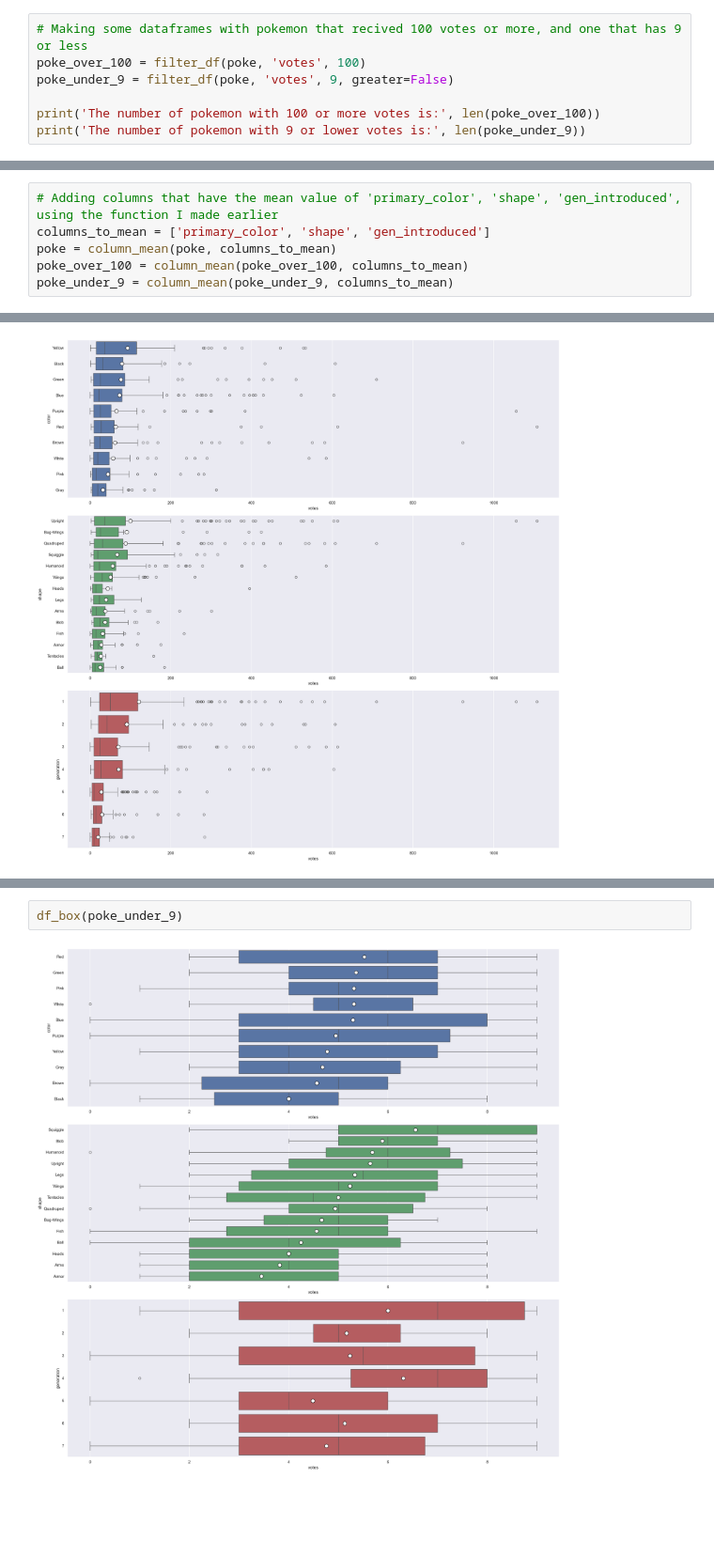
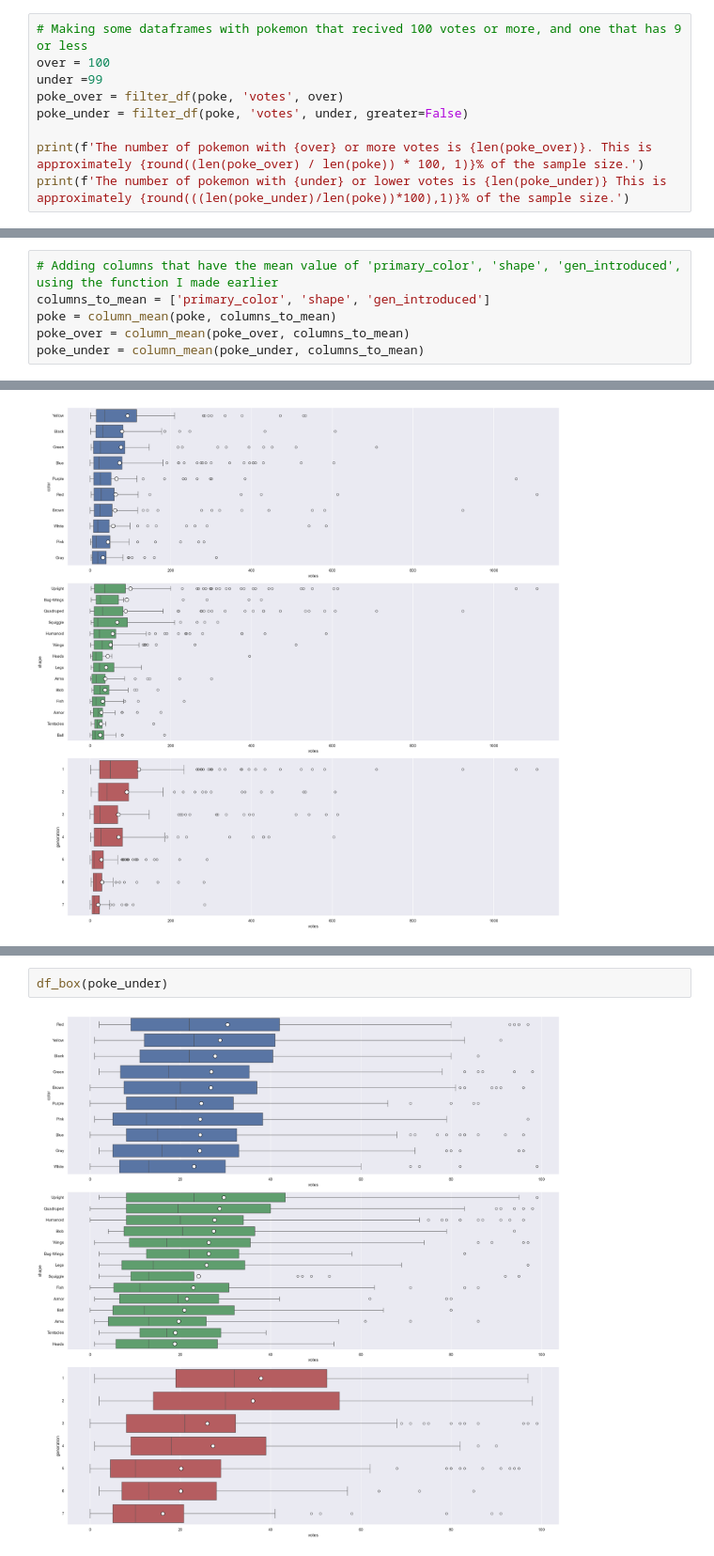
Before and after one commit to LeeMerrow/Pokemon-Popularity, a Jupyter notebook: Pokemon.ipynb, the cells around one changed output, grey strips where cells are left out. Shown at 94% size. Cells and saved outputs as stored; diff of their text form; blank space fills up the shorter version.

```diff
--- a/Pokemon.ipynb
+++ b/Pokemon.ipynb
@@ -407,9 +407,11 @@ def sort_df(dataframe, column_name, ascending=False):
     return sorted_df
 # %%
 # Making some dataframes with pokemon that recived 100 votes or more, and one that has 9 or less
-poke_over_100 = filter_df(poke, 'votes', 100)
-poke_under_9 = filter_df(poke, 'votes', 9, greater=False)
+over = 100
+under =99
+poke_over = filter_df(poke, 'votes', over)
+poke_under = filter_df(poke, 'votes', under, greater=False)
 
-print('The number of pokemon with 100 or more votes is:', len(poke_over_100))
-print('The number of pokemon with 9 or lower votes is:', len(poke_under_9))
+print(f'The number of pokemon with {over} or more votes is {len(poke_over)}. This is approximately {round((len(poke_over) / len(poke)) * 100, 1)}% of the sample size.')
+print(f'The number of pokemon with {under} or lower votes is {len(poke_under)} This is approximately {round(((len(poke_under)/len(poke))*100),1)}% of the sample size.')
 # %% [output]
@@ -419,7 +421,7 @@ The number of pokemon with 9 or lower votes is: 215
 # Adding columns that have the mean value of 'primary_color', 'shape', 'gen_introduced', using the function I made earlier
 columns_to_mean = ['primary_color', 'shape', 'gen_introduced']
 poke = column_mean(poke, columns_to_mean)
-poke_over_100 = column_mean(poke_over_100, columns_to_mean)
-poke_under_9 = column_mean(poke_under_9, columns_to_mean)
+poke_over = column_mean(poke_over, columns_to_mean)
+poke_under = column_mean(poke_under, columns_to_mean)
 # %%
 def df_box(dataframe):
@@ -475,6 +477,6 @@ df_box(poke_over_100)
 # %% [output]
 [figure]
 # %%
-df_box(poke_under_9)
+df_box(poke_under)
 # %% [output]
-[figure, old version]
+[figure, new version]
```
Also changed, not shown: parts of 5 cells of this notebook.
